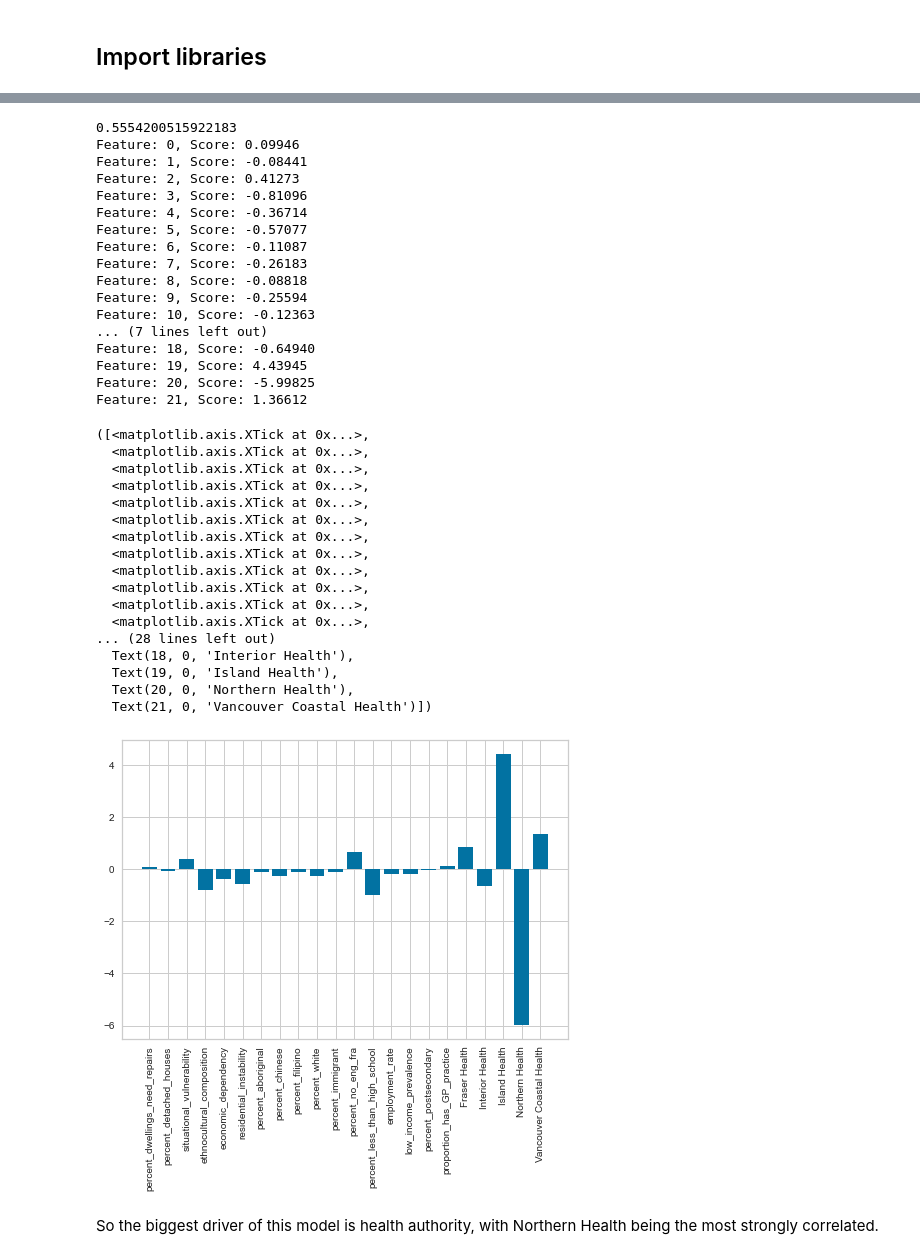
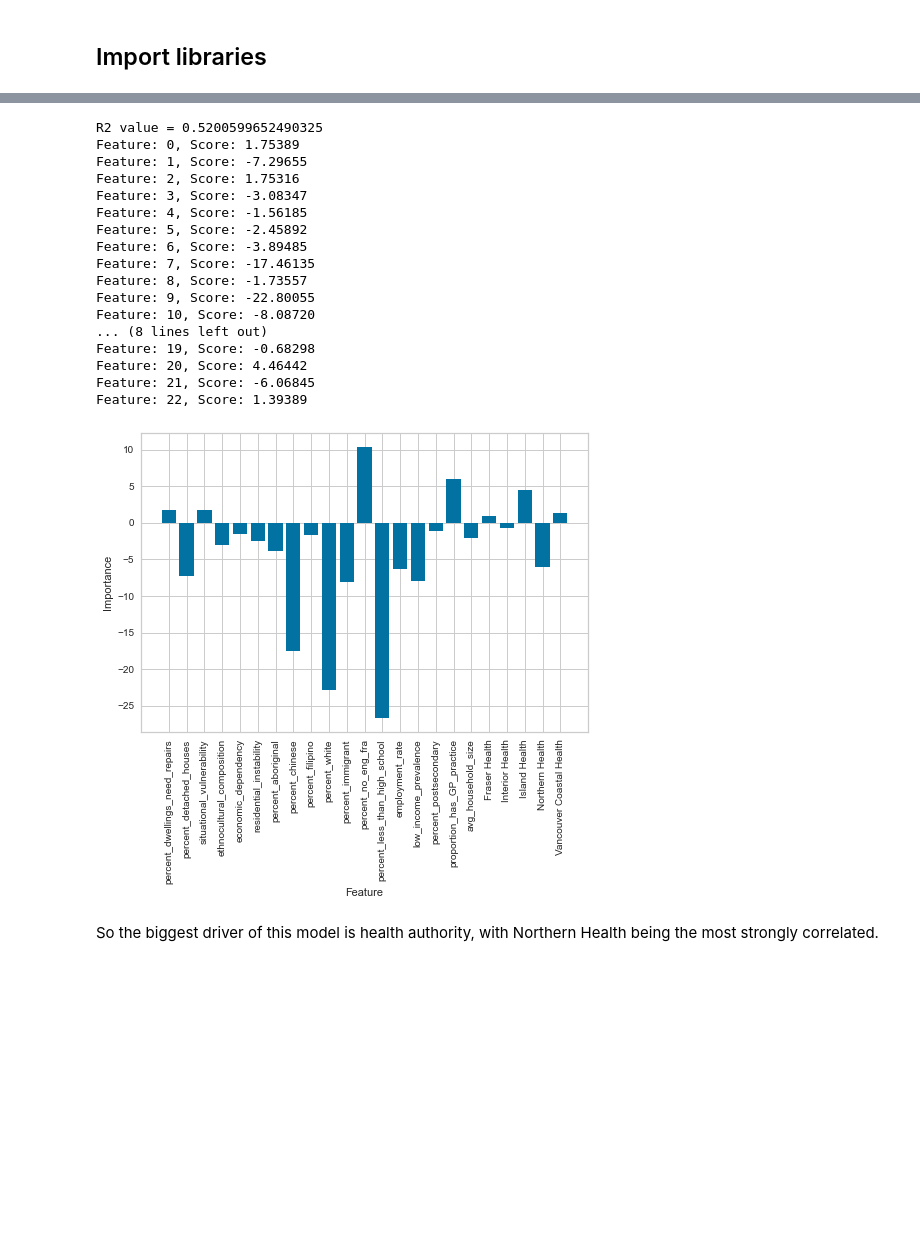
Before and after one commit to racheldunn/vaccination-rates-datajam-team4, a Jupyter notebook: notebooks/model_with_NHA_data.ipynb, the cells around one changed output, grey strips where cells are left out. Drawn from its saved outputs; the diff is of its cells as text; code cells hidden in the pictures; blank space fills up the shorter version.

```diff
--- a/notebooks/model_with_NHA_data.ipynb
+++ b/notebooks/model_with_NHA_data.ipynb
@@ -44,7 +32,7 @@ modelling_df = modelling_df[['code','percent_dwellings_need_repairs','percent_de
 'situational_vulnerability', 'ethnocultural_composition', 'economic_dependency', 'residential_instability',
 'percent_aboriginal', 'percent_chinese', 'percent_filipino', 'percent_white',
 'percent_immigrant', 'percent_no_eng_fra', 'percent_less_than_high_school', 'employment_rate', 'low_income_prevalence',
-'percent_postsecondary', 'proportion_has_GP_practice','hsa']]
+'percent_postsecondary', 'proportion_has_GP_practice','avg_household_size','hsa']]
 vaccine_df = vaccine_df[['CHSA18_Code','D1_12_coverage']]
 vaccine_df.columns = ['code', 'D1_12_coverage']
 
@@ -91,19 +80,13 @@ dtype: int64
 # %%
 # remove rows with NAs
 m_df = m_df.dropna()
-# normalize the data
-trans = MinMaxScaler()
-'''
-m_df.iloc[:, m_df.columns.isin(list(['percent_dwellings_need_repairs', 'percent_detached_houses',
-       'percent_aboriginal','percent_chinese', 'percent_filipino', 'percent_white','percent_immigrant', 'percent_no_eng_fra',
-       'percent_less_than_high_school', 'employment_rate']))] = trans.fit_transform(m_df.iloc[:, m_df.columns.isin(list(['percent_dwellings_need_repairs', 'percent_detached_houses',
-       'percent_aboriginal','percent_chinese', 'percent_filipino', 'percent_white','percent_immigrant', 'percent_no_eng_fra',
-       'percent_less_than_high_school', 'employment_rate']))])
-'''
+
 X = m_df.drop(columns=['D1_12_coverage']).values
 # X = m_df.iloc[:, :-1].values
 y = m_df.iloc[:, -6].values
-
+# normalize the data
+trans = MinMaxScaler()
+X = trans.fit_transform(X)
 
 # split into training and test datasets
 X_train, X_test, y_train, y_test = train_test_split(X, y, test_size = 0.2, random_state = 3)
@@ -111,4 +94,3 @@ X_train, X_test, y_train, y_test = train_test_split(X, y, test_size = 0.2, rando
 regressor = LinearRegression()
 regressor.fit(X_train, y_train)
 y_pred = regressor.predict(X_test)
-m_df.head()
@@ -123,51 +97,37 @@ m_df.head()
 # %%
 r2 = r2_score(y_test, y_pred)
-print(r2)
+print(f'R2 value = {r2}')
 # get importance
 importance = regressor.coef_
 # summarize feature importance
 for i,v in enumerate(importance):
 	print('Feature: %0d, Score: %.5f' % (i,v))
 # plot feature importance
 labels = list(m_df.drop(columns=['D1_12_coverage']).columns)
 plt.bar([x for x in range(len(importance))], importance)
 plt.xticks([x for x in range(len(importance))], labels, rotation = 'vertical')
+plt.ylabel('Importance')
+plt.xlabel('Feature')
+plt.show()
 # %% [output]
-0.5554200515922183
-Feature: 0, Score: 0.09946
-Feature: 1, Score: -0.08441
-Feature: 2, Score: 0.41273
-Feature: 3, Score: -0.81096
-Feature: 4, Score: -0.36714
-Feature: 5, Score: -0.57077
-Feature: 6, Score: -0.11087
-Feature: 7, Score: -0.26183
-Feature: 8, Score: -0.08818
-Feature: 9, Score: -0.25594
-Feature: 10, Score: -0.12363
-... (7 lines left out)
-Feature: 18, Score: -0.64940
-Feature: 19, Score: 4.43945
-Feature: 20, Score: -5.99825
-Feature: 21, Score: 1.36612
+R2 value = 0.5200599652490325
+Feature: 0, Score: 1.75389
+Feature: 1, Score: -7.29655
+Feature: 2, Score: 1.75316
+Feature: 3, Score: -3.08347
+Feature: 4, Score: -1.56185
+Feature: 5, Score: -2.45892
+Feature: 6, Score: -3.89485
+Feature: 7, Score: -17.46135
+Feature: 8, Score: -1.73557
+Feature: 9, Score: -22.80055
+Feature: 10, Score: -8.08720
+... (8 lines left out)
+Feature: 19, Score: -0.68298
+Feature: 20, Score: 4.46442
+Feature: 21, Score: -6.06845
+Feature: 22, Score: 1.39389
-([<matplotlib.axis.XTick at 0x...>,
-  <matplotlib.axis.XTick at 0x...>,
-  <matplotlib.axis.XTick at 0x...>,
-  <matplotlib.axis.XTick at 0x...>,
-  <matplotlib.axis.XTick at 0x...>,
-  <matplotlib.axis.XTick at 0x...>,
-  <matplotlib.axis.XTick at 0x...>,
-  <matplotlib.axis.XTick at 0x...>,
-  <matplotlib.axis.XTick at 0x...>,
-  <matplotlib.axis.XTick at 0x...>,
-  <matplotlib.axis.XTick at 0x...>,
-  <matplotlib.axis.XTick at 0x...>,
-... (28 lines left out)
-  Text(18, 0, 'Interior Health'),
-  Text(19, 0, 'Island Health'),
-  Text(20, 0, 'Northern Health'),
-  Text(21, 0, 'Vancouver Coastal Health')])
-[figure, old version]
+[figure, new version]
 # %% [markdown]
 So the biggest driver of this model is health authority, with Northern Health being the most strongly correlated.
 # %% [markdown]
```
Also changed, not shown: parts of 23 cells of this notebook, 1 other file.
